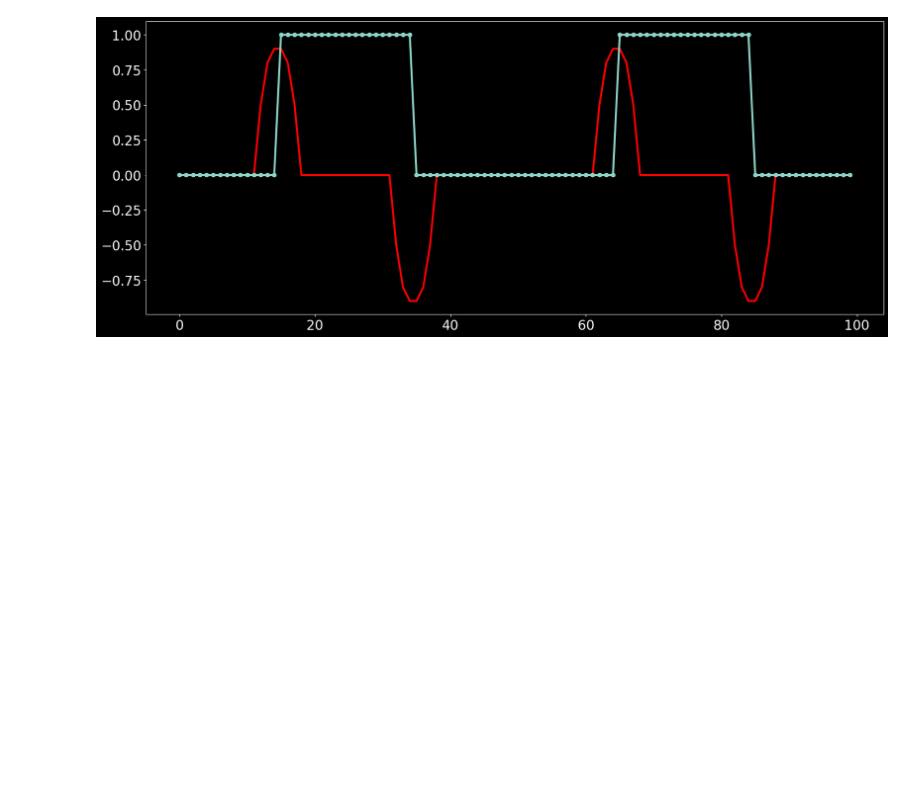
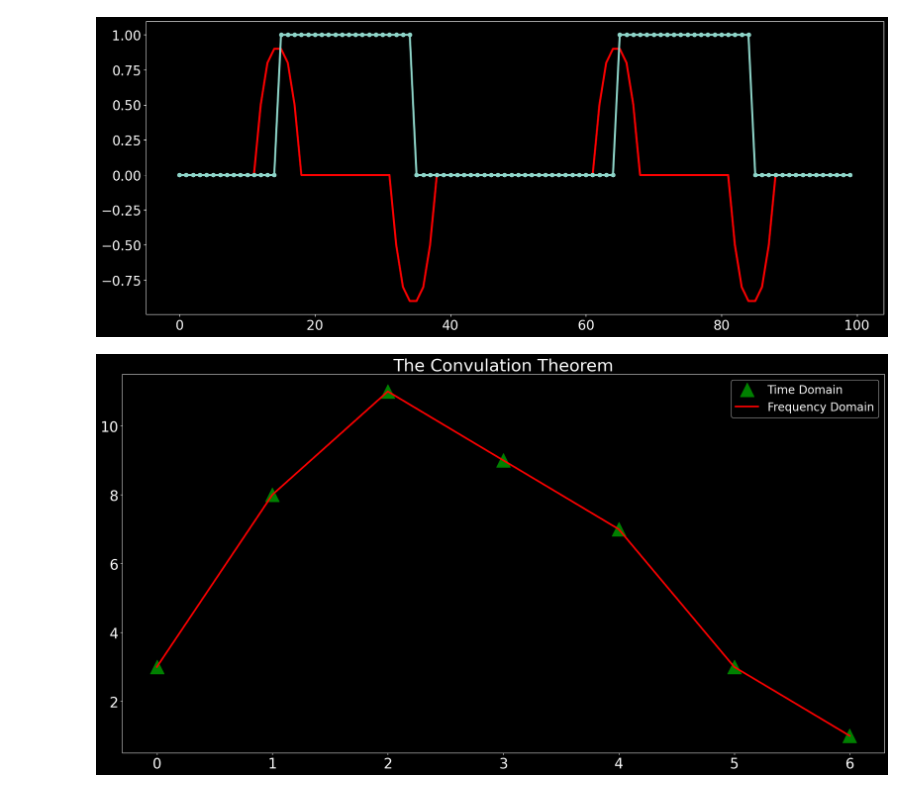
Before and after one commit to RahulChowdary221/Hello-DSP, a Jupyter notebook: convulation.ipynb, the cells around one changed output. Drawn from its saved outputs; the diff is of its cells as text; code cells hidden in the pictures; blank space fills up the shorter version.

Commit message:
feat:added convulation theorem

```diff
--- a/convulation.ipynb
+++ b/convulation.ipynb
@@ -233,3 +233,29 @@ plt.plot(Newsig,'o-',linewidth=3,label='signal with edges')
 plt.show()
 # %% [output]
 [figure]
+# %%
+import numpy as np
+import matplotlib.pyplot as plt
+import scipy
+from matplotlib import style
+
+sig=np.array([1,2,2,1,1])
+ker=np.array([3,2,1])
+Time_dom=np.convolve(sig,ker,mode='full')
+Time_dom
+nconv=len(Time_dom)
+sigF=scipy.fft.fft(sig,nconv)
+kerF=scipy.fft.fft(ker,nconv)
+sigFFT=sigF*kerF
+Freq_dom=np.real(scipy.fft.ifft(sigFFT))
+plt.figure(figsize=(24,12))
+style.use('dark_background')
+plt.rcParams['xtick.labelsize']=25
+plt.rcParams['ytick.labelsize']=25
+plt.plot(Time_dom,'g^',markersize=25,label='Time Domain')
+plt.plot(Freq_dom,'r-',linewidth=3,label='Frequency Domain')
+plt.legend(fontsize=20)
+plt.title('The Convulation Theorem',fontsize=30)
+plt.show()
+# %% [output]
+[figure, added]
```
